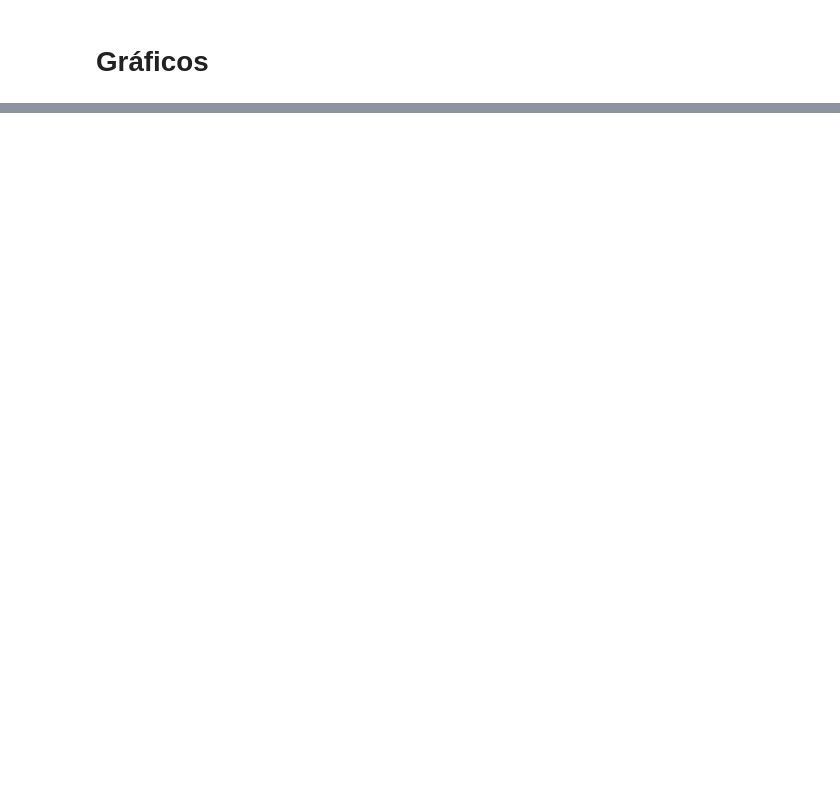
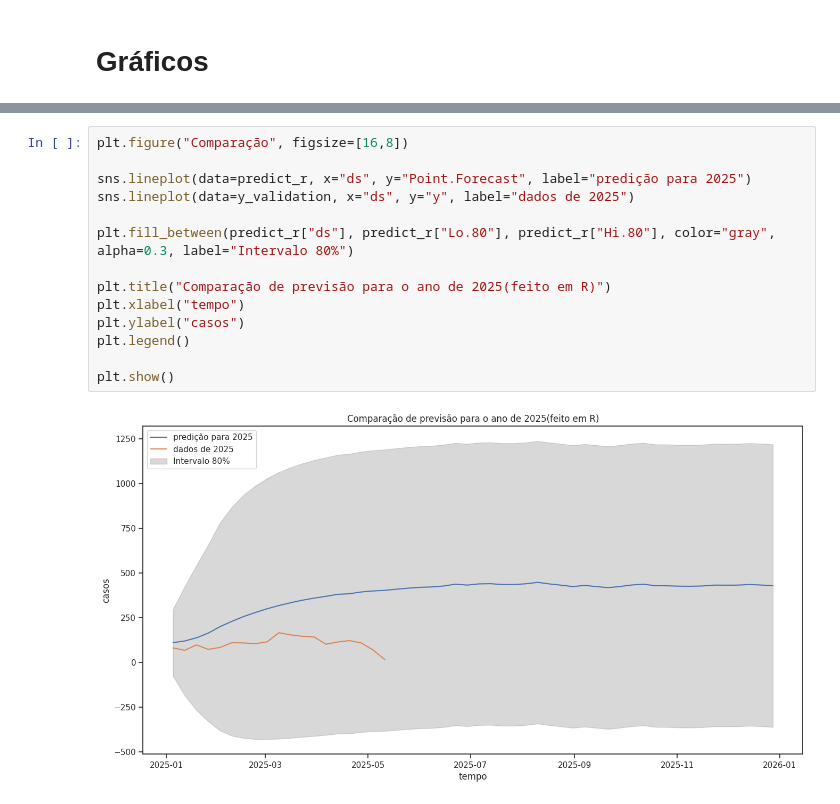
Before and after one commit to xandeoliveira/dengue-arima-fortaleza, a Jupyter notebook: arima_graphcs.ipynb, the cells around one changed output, grey strips where cells are left out. Drawn from its saved outputs; the diff is of its cells as text; blank space fills up the shorter version.

```diff
--- a/arima_graphcs.ipynb
+++ b/arima_graphcs.ipynb
@@ -110,0 +126,16 @@ df_cortado
+# %%
+plt.figure("Comparação", figsize=[16,8])
+
+sns.lineplot(data=predict_r, x="ds", y="Point.Forecast", label="predição para 2025")
+sns.lineplot(data=y_validation, x="ds", y="y", label="dados de 2025")
+
+plt.fill_between(predict_r["ds"], predict_r["Lo.80"], predict_r["Hi.80"], color="gray", alpha=0.3, label="Intervalo 80%")
+
+plt.title("Comparação de previsão para o ano de 2025(feito em R)")
+plt.xlabel("tempo")
+plt.ylabel("casos")
+plt.legend()
+
+plt.show()
+# %% [output]
+[figure, added]
```
Also changed, not shown: parts of 13 cells of this notebook, 4 other files.
